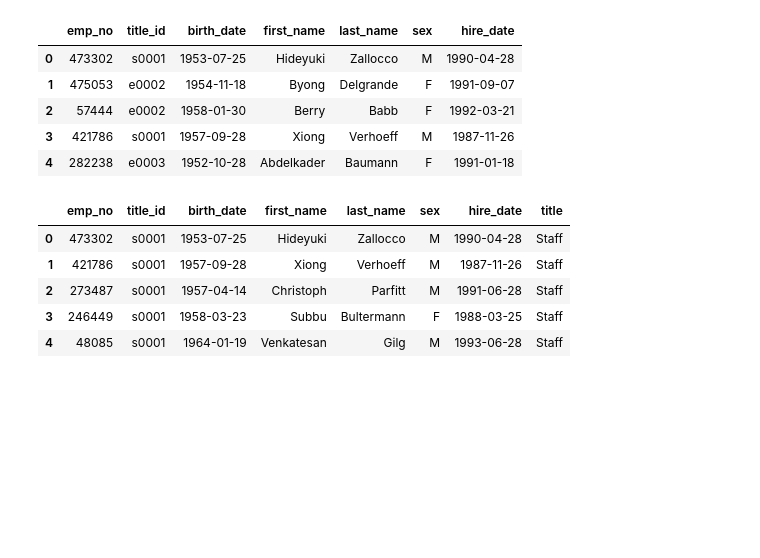
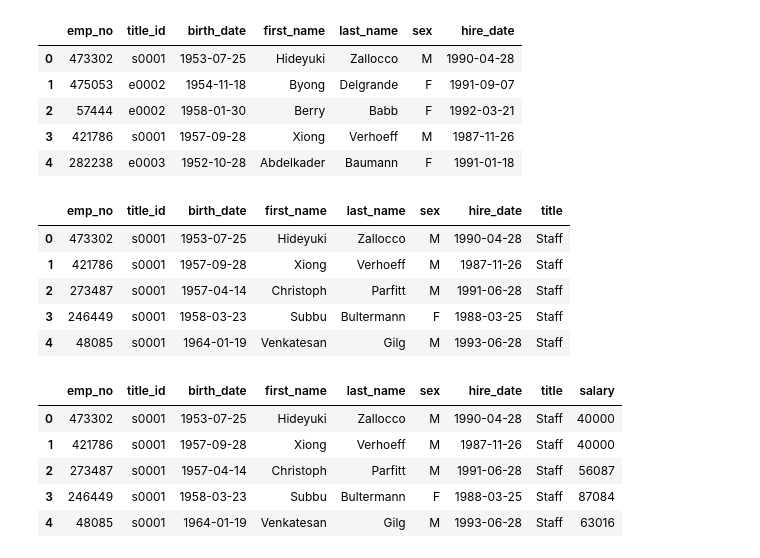
Before and after one commit to GrimmettDS/sql-challenge, a Jupyter notebook: EmployeeSQL/Employees_Pandas.ipynb, the cells around one changed output. Saved outputs shown, nothing was run; the diff lists cells and outputs as text; code cells hidden in the pictures; blank space fills up the shorter version.

```diff
--- a/EmployeeSQL/Employees_Pandas.ipynb
+++ b/EmployeeSQL/Employees_Pandas.ipynb
@@ -87,0 +86,10 @@ all_merge_data
+# %%
+all_merge_data = pd.merge(emp_merge_data, emp_salary_data, on ="emp_no", how="inner")
+all_merge_data.head()
+# %% [output]
+|  | emp_no | title_id | birth_date | first_name | last_name | sex | hire_date | title | salary |
+| 0 | 473302 | s0001 | 1953-07-25 | Hideyuki | Zallocco | M | 1990-04-28 | Staff | 40000 |
+| 1 | 421786 | s0001 | 1957-09-28 | Xiong | Verhoeff | M | 1987-11-26 | Staff | 40000 |
+| 2 | 273487 | s0001 | 1957-04-14 | Christoph | Parfitt | M | 1991-06-28 | Staff | 56087 |
+| 3 | 246449 | s0001 | 1958-03-23 | Subbu | Bultermann | F | 1988-03-25 | Staff | 87084 |
+| 4 | 48085 | s0001 | 1964-01-19 | Venkatesan | Gilg | M | 1993-06-28 | Staff | 63016 |
```
Also changed, not shown: parts of 6 cells of this notebook.
